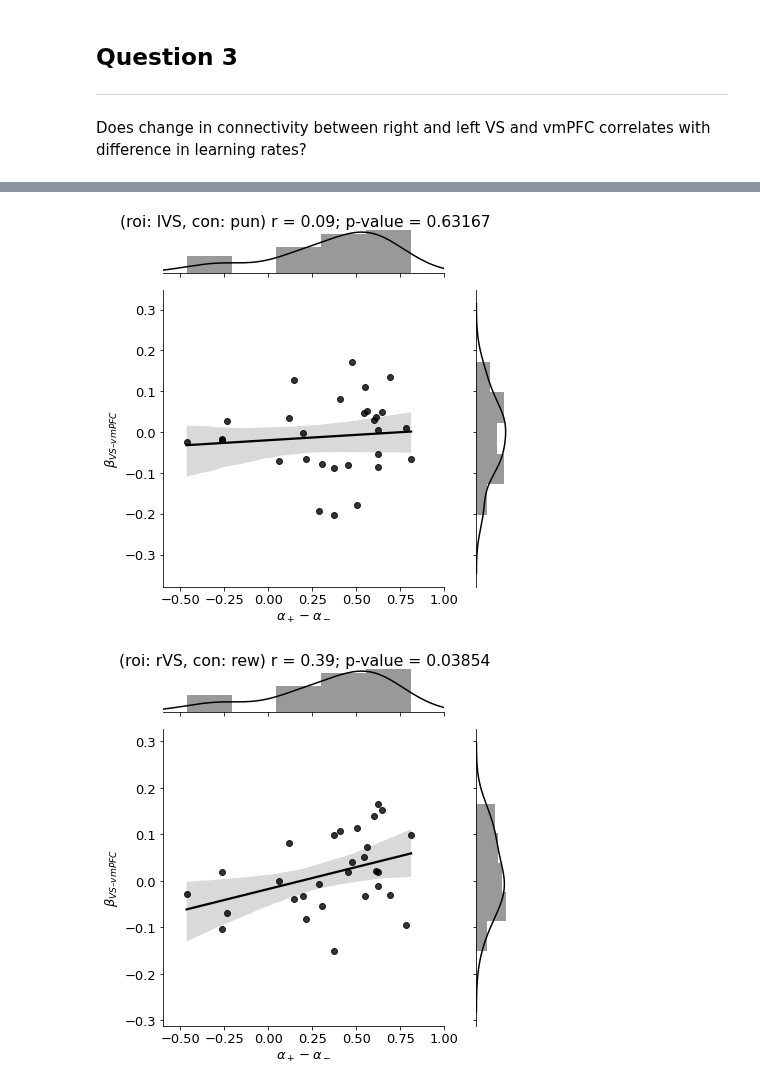
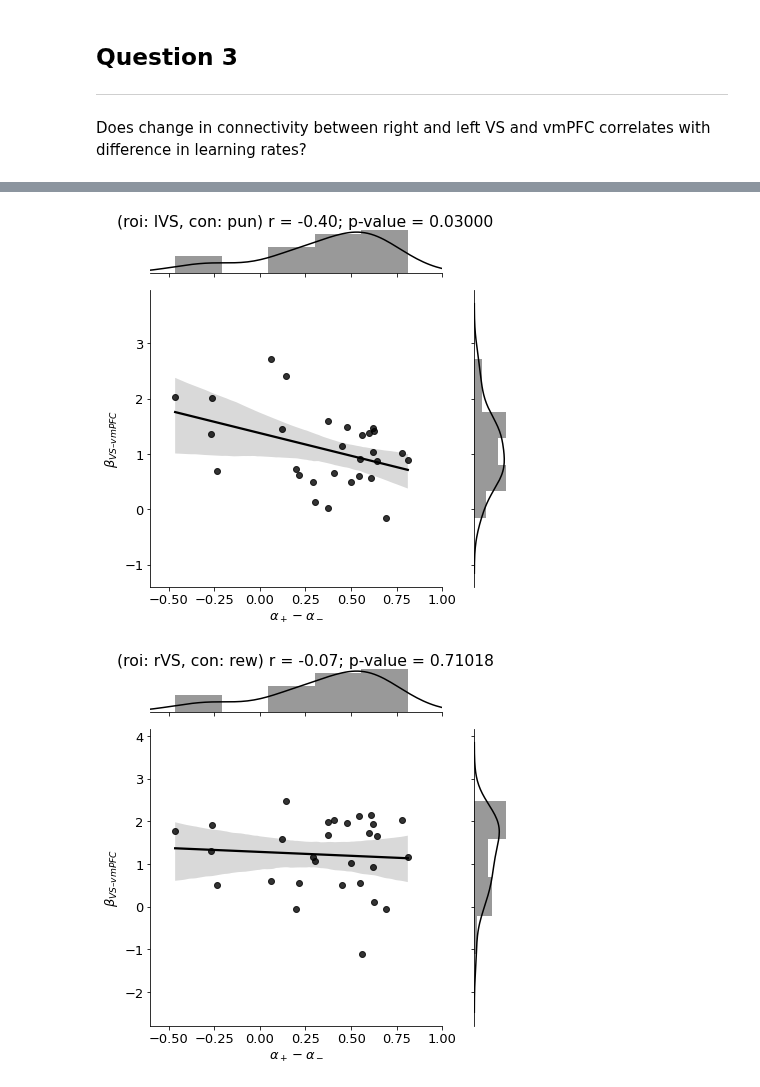
Before and after one commit to kbonna/decidenet, a Jupyter notebook: connectivity_analysis/ppi/dn_pp_02_analysis_customROI.ipynb, the cells around one changed output, grey strips where cells are left out. Cells and saved outputs as stored; diff of their text form; code cells hidden in the pictures.

```diff
--- a/connectivity_analysis/ppi/dn_pp_02_analysis_customROI.ipynb
+++ b/connectivity_analysis/ppi/dn_pp_02_analysis_customROI.ipynb
@@ -89 +96,12 @@ Here, PPI matrices (each "connection" value is actually beta value for PPI GLM m
+# %%
+def transform_connections(arr, fn):
+    '''Transforms adjacency matrix into new one applying function fn to flat
+    vector of connection values. Diagonal remain unchanged.'''
+    n = arr.shape[0]
+    v = arr[np.triu_indices(n, k=1)]
+    v = zscore(v)
+    new = np.zeros((n, n))
+    new[np.triu_indices(n, k=1)] = v
+    new = new + new.T + np.diag(np.diag(arr))
+    return new
 # %%
@@ -137,13 +167,3 @@ savemat(os.path.join(path_betamats_custom_roi, dirname_load, 'nbs_betamats.mat')
 nbs_beta_mats.shape
 # %% [output]
 (14, 14, 58)
-# %%
-## SANITY CHECK
-from itertools import product
-sim = np.zeros((len(ok_index) * 2, len(ok_index) * 2))
-for i, j in product(range(len(ok_index) * 2), repeat=2):
-    sim[i, j] = np.corrcoef(
-        nbs_beta_mats[:,:,i].flatten(),
-        nbs_beta_mats[:,:,j].flatten())[0, 1]
-
-plt.imshow(sim)
@@ -161,7 +178,7 @@ for sub, sub_name in enumerate(df_exclusion.loc[ok_index, 'sub']):
         for net, netidx in {'↑pe': (0, 0), '↓pe': (1, 1), 'mix': (1, 0)}.items():
             data.append(
                 [
-                    nets_mats_agg_sym[sub, con, beta_idx, netidx[0], netidx[1]],
+                    nets_mats_agg_trans[sub, con, beta_idx, netidx[0], netidx[1]],
                     sub_name,
                     con_name,
                     net
@@ -184,7 +201,7 @@ bp = sns.barplot(
     ax=ax,
     palette={'rew': '#f49915', 'pun': '#5E88CA'}
 )
-plt.legend(loc='upper left')
+plt.legend(loc='upper right')
 
 df_anova
 # %% [output]
@@ -213,9 +230,9 @@ for i in range(n_rois):
     for j in range(n_rois):
         if i != j:
 
-            beta_vec_rew = beta_mats_agg_sym[:, meta['dim2'].index('rew'),
+            beta_vec_rew = beta_mats_agg_trans[:, meta['dim2'].index('rew'),
                                              beta_idx, i, j]
-            beta_vec_pun = beta_mats_agg_sym[:, meta['dim2'].index('pun'),
+            beta_vec_pun = beta_mats_agg_trans[:, meta['dim2'].index('pun'),
                                              beta_idx, i, j]
 
             beta_mat_neqzero_rew[:2, i, j] = np.array(
@@ -290,7 +307,7 @@ for roi_idx, roi_name in zip((idx_vs_l, idx_vs_r), ('lVS', 'rVS')):
     for con, con_name in enumerate(meta['dim2']):
 
         vec_beh = alpha_pdci_mle[ok_index, 0] - alpha_pdci_mle[ok_index, 1]
-        vec_net = beta_mats_agg_sym[:, con, beta_idx, idx_vmpfc, roi_idx]
+        vec_net = beta_mats_agg_trans[:, con, beta_idx, idx_vmpfc, roi_idx]
 
         ax = sns.jointplot(
             vec_beh,
@@ -310,2 +327,2 @@ for roi_idx, roi_name in zip((idx_vs_l, idx_vs_r), ('lVS', 'rVS')):
-[figure, old version]
+[figure, new version]
-[figure, old version]
+[figure, new version]
```
Also changed, not shown: parts of 9 cells of this notebook, 1 other file.
